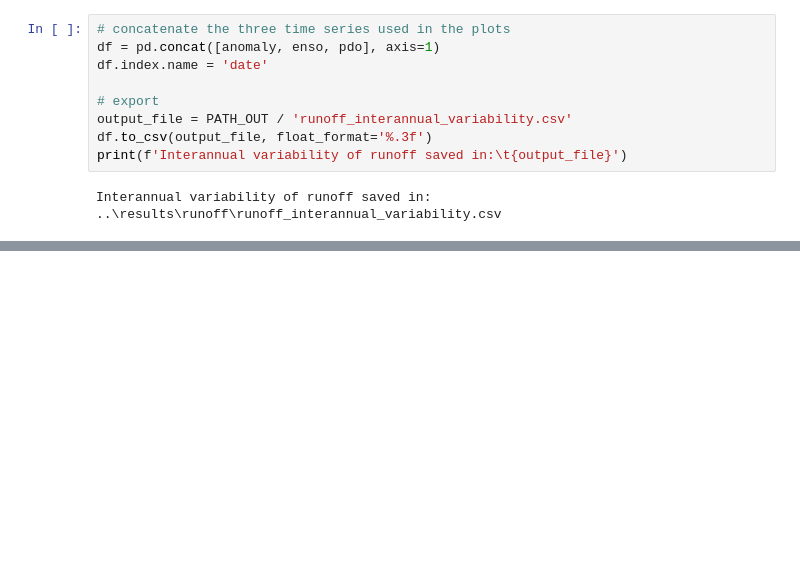
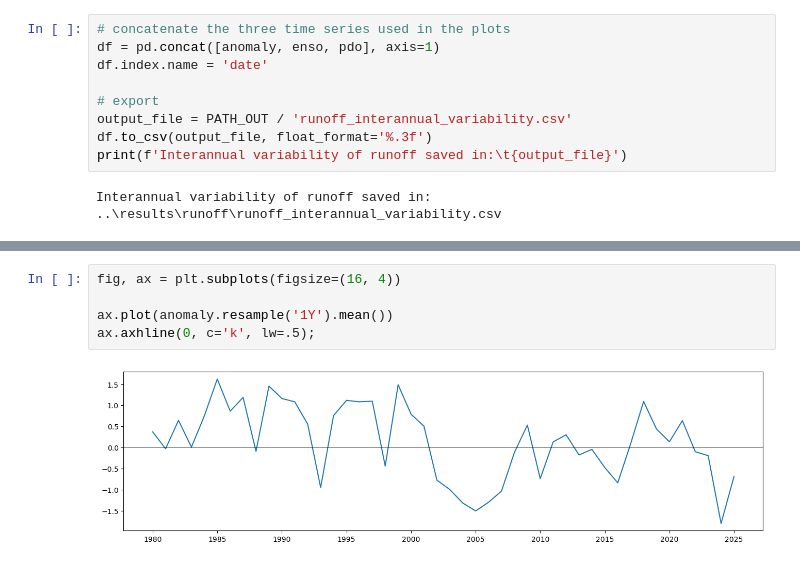
Before and after one commit to casadoj/SotCin2024, a Jupyter notebook: notebook/3.2_runoff_timeseries.ipynb, the cells around one changed output, grey strips where cells are left out. Cells and saved outputs as stored; diff of their text form; blank space fills up the shorter version.

```diff
--- a/notebook/3.2_runoff_timeseries.ipynb
+++ b/notebook/3.2_runoff_timeseries.ipynb
@@ -228,0 +253,7 @@ Interannual variability of runoff saved in:     ..\results\runoff\runoff_interan
+# %%
+fig, ax = plt.subplots(figsize=(16, 4))
+
+ax.plot(anomaly.resample('1Y').mean())
+ax.axhline(0, c='k', lw=.5);
+# %% [output]
+[figure, added]
```
Also changed, not shown: parts of 5 cells of this notebook, 3 other files.
